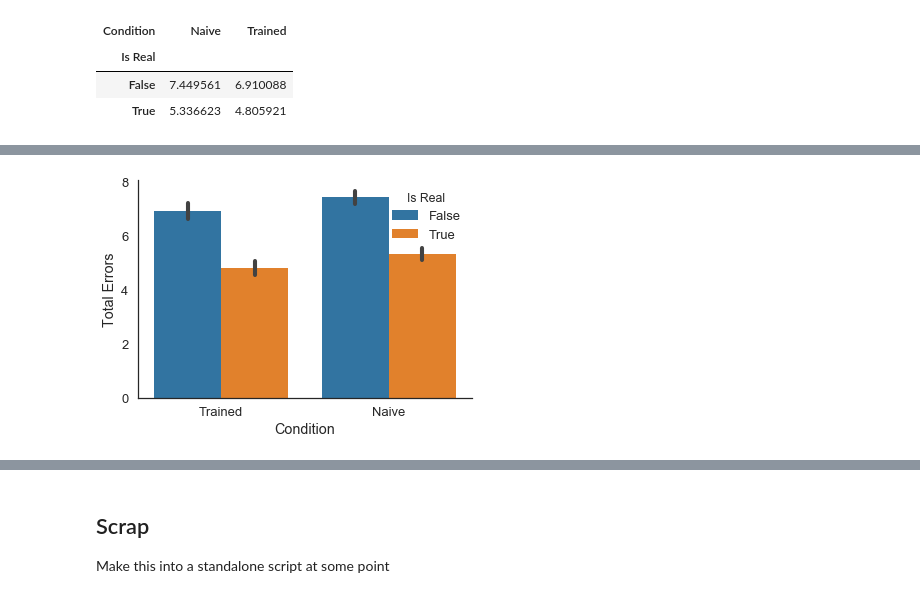
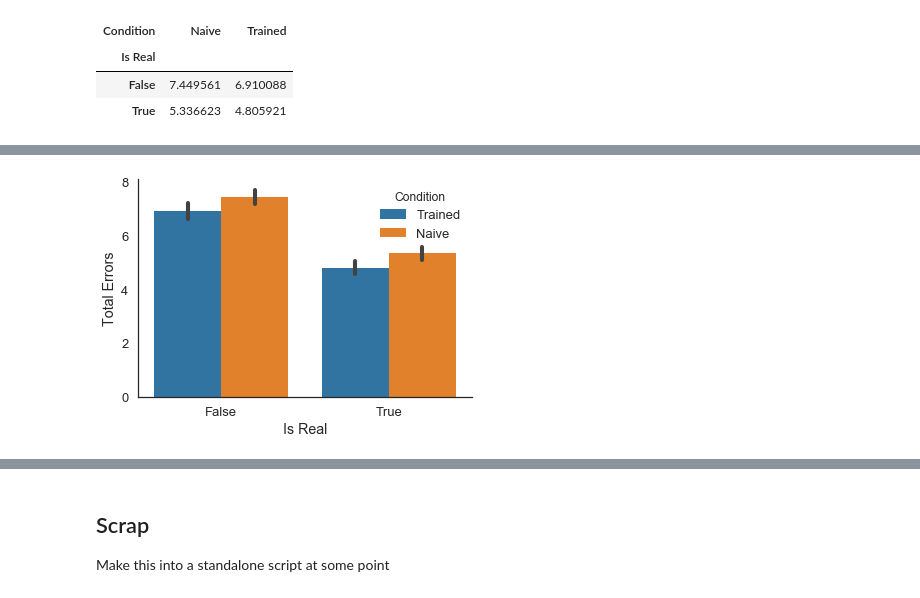
Before and after one commit to galbiati/mnk-cleaning-analysis, a Jupyter notebook: src/4 Data Cleaning and Exploration.ipynb, the cells around one changed output, grey strips where cells are left out. Cells and saved outputs as stored; diff of their text form; code cells hidden in the pictures.

```diff
--- a/src/4 Data Cleaning and Exploration.ipynb
+++ b/src/4 Data Cleaning and Exploration.ipynb
@@ -47,0 +64,9 @@ white_errors = (wpf != wpi).astype(int)
+# %%
+def count_final_pieces(row):
+    num_bp = np.sum([int(i) for i in row['Black Position (final)']])
+    num_wp = np.sum([int(i) for i in row['White Position (final)']])
+    return num_bp + num_wp
+
+DF['Num Pieces (final)'] = DF.apply(count_final_pieces, axis=1)
+DF['Numerosity Error'] = np.abs(DF['Num Pieces'] - DF['Num Pieces (final)'])
+DF.head()
@@ -263,5 +426,5 @@ anova_table
 # %%
-sns.barplot(x='Condition', y='Total Errors', hue='Is Real', data=DF)
+sns.barplot(x='Is Real', y='Total Errors', hue='Condition', data=DF)
 sns.despine()
 # %% [output]
-[figure, old version]
+[figure, new version]
```
Also changed, not shown: parts of 16 cells of this notebook, 20 other files.
